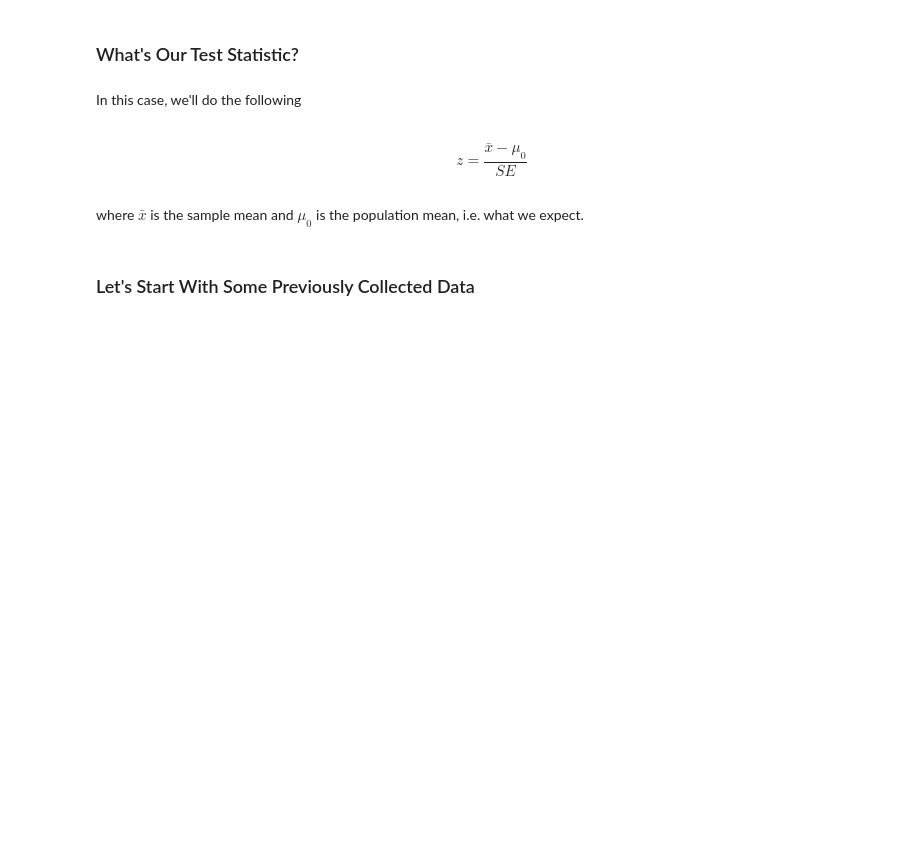
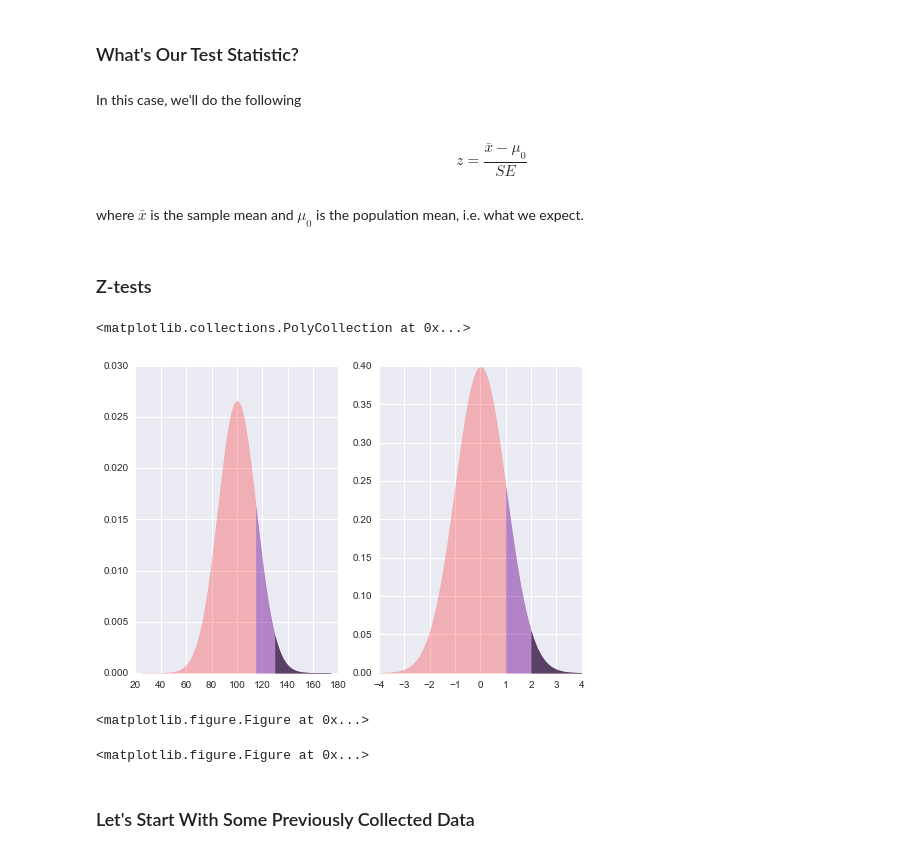
Before and after one commit to johnjfox/Analytic_Enterprise, a Jupyter notebook: slides/03c_IQ_Test_Analysis.ipynb, the cells around one changed output. Saved outputs shown, nothing was run; the diff lists cells and outputs as text; code cells hidden in the pictures; blank space fills up the shorter version.

```diff
--- a/slides/03c_IQ_Test_Analysis.ipynb
+++ b/slides/03c_IQ_Test_Analysis.ipynb
@@ -58,6 +58,40 @@ z = \frac{\bar{x} - \mu_{0}}{SE}
 $$
 # %% [markdown]
 where $\bar{x}$ is the sample mean and $\mu_0$ is the population mean, i.e. what we expect.
+# %% [markdown]
+### Z-tests
+# %%
+from scipy.stats import norm
+
+#initialize a normal distribution with frozen in mean=-1, std. dev.= 1
+rv = norm(loc = 100, scale = 15.0)
+
+x = np.arange(25,175, 1)
+x2 = np.arange(115,175, 1)
+x3 = np.arange(130,175, 1)
+
+rv2 = norm(loc = 0, scale = 1.0)
+
+x10 = np.arange(-4,4,0.01)
+x20 = np.arange(1,4, 0.01)
+x30 = np.arange(2,4, 0.01)
+# %%
+#plot the pdfs of these normal distributions
+
+f, (ax1, ax2) = plt.subplots(1,2)
+plt.figure(figsize=(16,6))
+ax1.fill_between(x, rv.pdf(x), color='r',alpha=0.25)
+ax1.fill_between(x2, rv.pdf(x2), color='blue',alpha=0.25)
+ax1.fill_between(x3, rv.pdf(x3), color='black',alpha=0.5)
+plt.figure(figsize=(16,6))
+ax2.fill_between(x10, rv2.pdf(x10), color='r',alpha=0.25)
+ax2.fill_between(x20, rv2.pdf(x20), color='blue',alpha=0.25)
+ax2.fill_between(x30, rv2.pdf(x30), color='black',alpha=0.5)
+# %% [output]
+<matplotlib.collections.PolyCollection at 0x...>
+[figure, added]
+<matplotlib.figure.Figure at 0x...>
+<matplotlib.figure.Figure at 0x...>
 # %% [markdown]
 ### Let's Start With Some Previously Collected Data
 # %%
```
Also changed, not shown: parts of 7 cells of this notebook, 2 other files.
